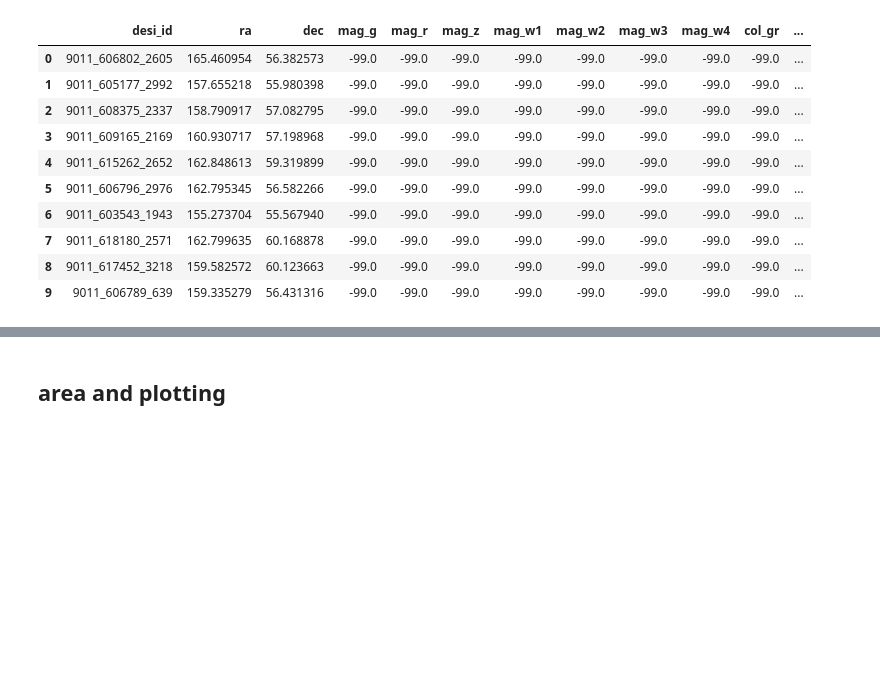
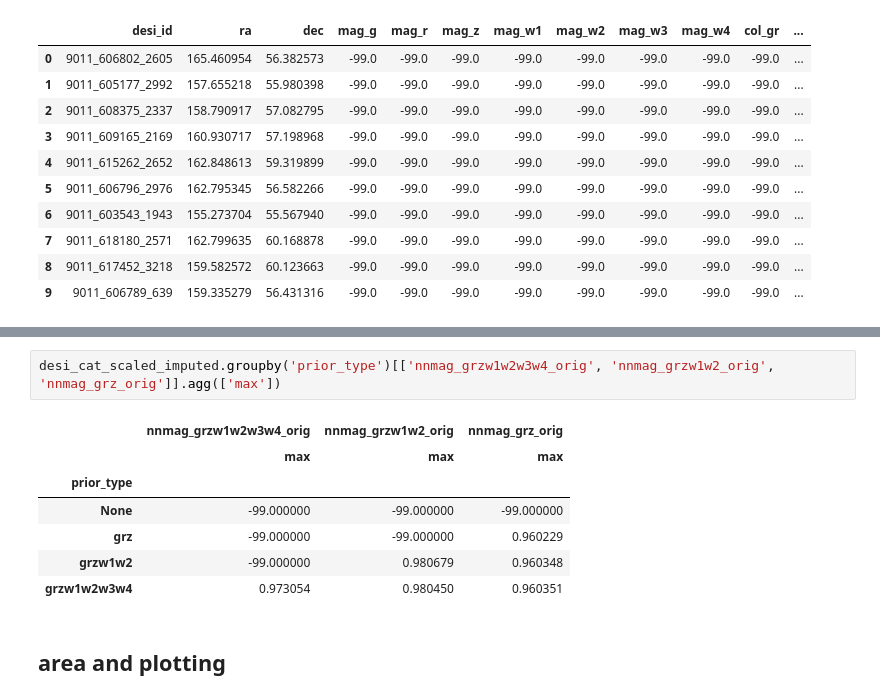
Before and after one commit to SergeiDBykov/lockman_hole, a Jupyter notebook: 2_LH-ero-desi-nway/0.1_catalog-preparation-desi.ipynb, the cells around one changed output, grey strips where cells are left out. Saved outputs shown, nothing was run; the diff lists cells and outputs as text; blank space fills up the shorter version.

```diff
--- a/2_LH-ero-desi-nway/0_catalog-preparation.ipynb
+++ b/2_LH-ero-desi-nway/0.1_catalog-preparation-desi.ipynb
@@ -420,3 +259,13 @@ desi_cat_scaled_imputed.groupby('prior_type')[['nnmag_grzw1w2w3w4', 'nnmag_grzw1
+# %%
+desi_cat_scaled_imputed.groupby('prior_type')[['nnmag_grzw1w2w3w4_orig', 'nnmag_grzw1w2_orig', 'nnmag_grz_orig']].agg(['max'])
+# %% [output]
+|  | nnmag_grzw1w2w3w4_orig | nnmag_grzw1w2_orig | nnmag_grz_orig |
+|  | max | max | max |
+| prior_type |  |  |  |
+| None | -99.000000 | -99.000000 | -99.000000 |
+| grz | -99.000000 | -99.000000 | 0.960229 |
+| grzw1w2 | -99.000000 | 0.980679 | 0.960348 |
+| grzw1w2w3w4 | 0.973054 | 0.980450 | 0.960351 |
 # %% [markdown]
 ## area and plotting
 # %%
```
Also changed, not shown: parts of 35 cells of this notebook, 12 other files.
